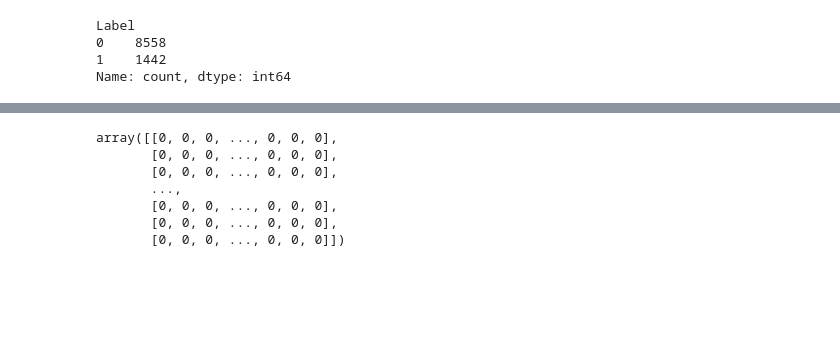
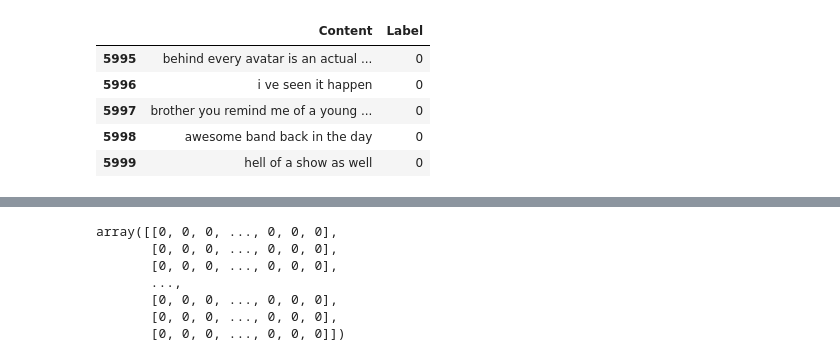
Before and after one commit to JPS9380/Hate-Speech-Detector, a Jupyter notebook: notebook.ipynb, the cells around one changed output, grey strips where cells are left out. Drawn from its saved outputs; the diff is of its cells as text; code cells hidden in the pictures; blank space fills up the shorter version.

```diff
--- a/notebook.ipynb
+++ b/notebook.ipynb
@@ -7,11 +3,17 @@ from script import *
 # %%
 #importing the dataset with only first 2000 rows
-df = pd.read_csv("HateSpeechDataset.csv")
-df = df.iloc[:10000,:]
+df1 = pd.read_csv("Datasets/synthetic_hate_speech_dataset.csv")
+df2 = pd.read_csv("Datasets/HateSpeechDataset.csv")
+# %%
+df2["Content"] = df2["Content"].astype(df1["Content"].dtype)
 # %%
-df["Label"].value_counts()
+df = pd.concat([df1, df2.iloc[:3000,:]], axis = 0, ignore_index=True)
-# %% [output]
-Label
-0    8558
-1    1442
-Name: count, dtype: int64
+# %%
+df.tail()
+# %% [output]
+|  | Content | Label |
+| 5995 | behind every avatar is an actual ... | 0 |
+| 5996 | i ve seen it happen | 0 |
+| 5997 | brother you remind me of a young ... | 0 |
+| 5998 | awesome band back in the day | 0 |
+| 5999 | hell of a show as well | 0 |
```
Also changed, not shown: parts of 9 cells of this notebook, 2 other files.
